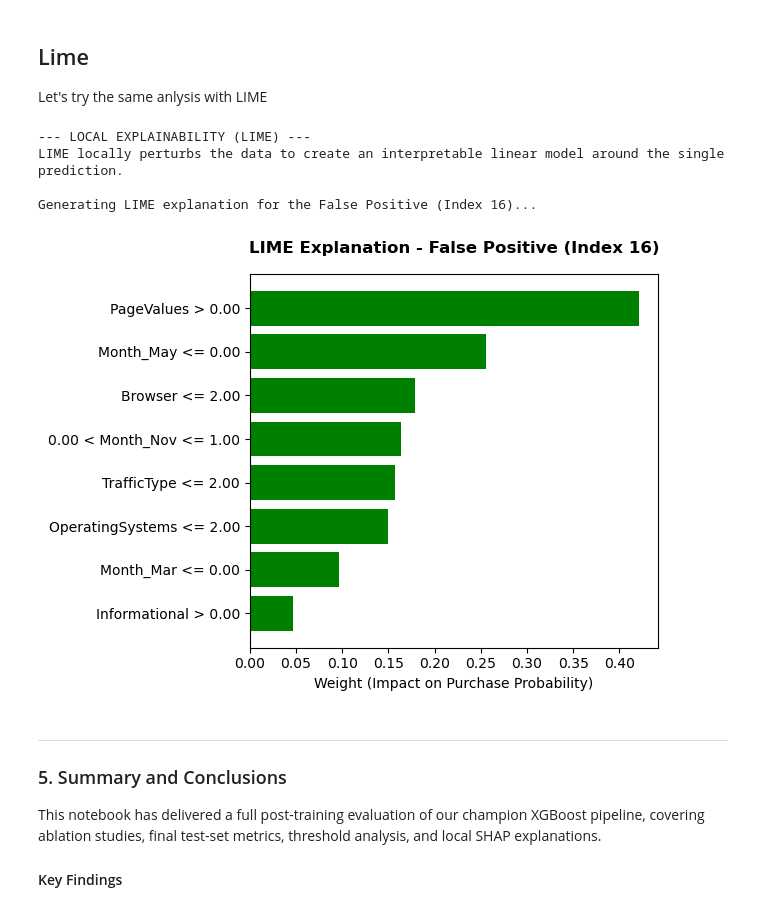
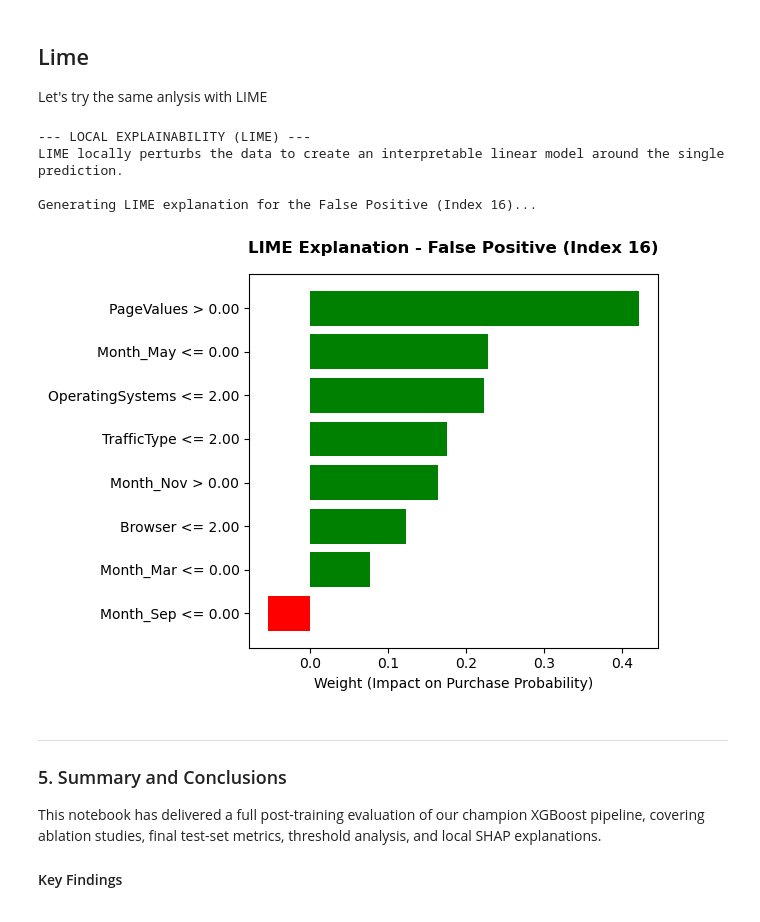
Before and after one commit to DaniloParisi03/Data-Mining-ML-project, a Jupyter notebook: jupyter/3_Evaluation_Ablation_and_XAI.ipynb, the cells around one changed output. Saved outputs shown, nothing was run; the diff lists cells and outputs as text; code cells hidden in the pictures.

```diff
--- a/jupyter/3_Evaluation_Ablation_and_XAI.ipynb
+++ b/jupyter/3_Evaluation_Ablation_and_XAI.ipynb
@@ -450,9 +446,11 @@ def predict_proba_wrapper(X_raw_array):
     return xgb_model.predict_proba(X_scaled)
 
 # 3. Initialize the LIME Explainer
-# We use X_test.values as "background" data so LIME understands the distributions (means, variances) of the features
+# X_train.values is the correct background: LIME uses it to compute per-feature
+# distributions (mean, std) for generating local perturbations. Using X_test here
+# would leak test-set statistics into the explanation step.
 explainer_lime = lime.lime_tabular.LimeTabularExplainer(
-    training_data=X_test.values,
+    training_data=X_train.values,
     feature_names=list(X_test.columns),
     class_names=['False (No Purchase)', 'True (Purchase)'],
     mode='classification',
@@ -467,34 +465,34 @@ if 'false_positives' in locals() and len(false_positives) > 0:
     # Extract the raw data of the False Positive user
     fp_user_data = X_test.iloc[fp_idx].values
 
     print(f"Generating LIME explanation for the False Positive (Index {fp_idx})...")
 
     # 5. Generate the explanation for the top 8 most influential features
     exp = explainer_lime.explain_instance(
         data_row=fp_user_data,
         predict_fn=predict_proba_wrapper,
         num_features=8
     )
 
     # 6. Draw the plot (Matplotlib method for compatibility and saving)
     fig = exp.as_pyplot_figure()
     plt.title(f"LIME Explanation - False Positive (Index {fp_idx})", pad=15, fontweight='bold', fontsize=12)
     plt.xlabel("Weight (Impact on Purchase Probability)")
     plt.tight_layout()
     plt.show()
 
     # OPTIONAL: If you are running this in Jupyter Notebook, uncomment the line below
     # to see a beautifully formatted, interactive HTML table!
     # exp.show_in_notebook(show_table=True, show_all=False)
 
 else:
     print("No False Positives found to analyze, or the previous cell was not executed.")
 # %% [output]
 --- LOCAL EXPLAINABILITY (LIME) ---
 LIME locally perturbs the data to create an interpretable linear model around the single prediction.
 
 Generating LIME explanation for the False Positive (Index 16)...
-[figure, old version]
+[figure, new version]
 # %% [markdown]
 ---
 ### 5. Summary and Conclusions
```
Also changed, not shown: parts of 5 cells of this notebook.
